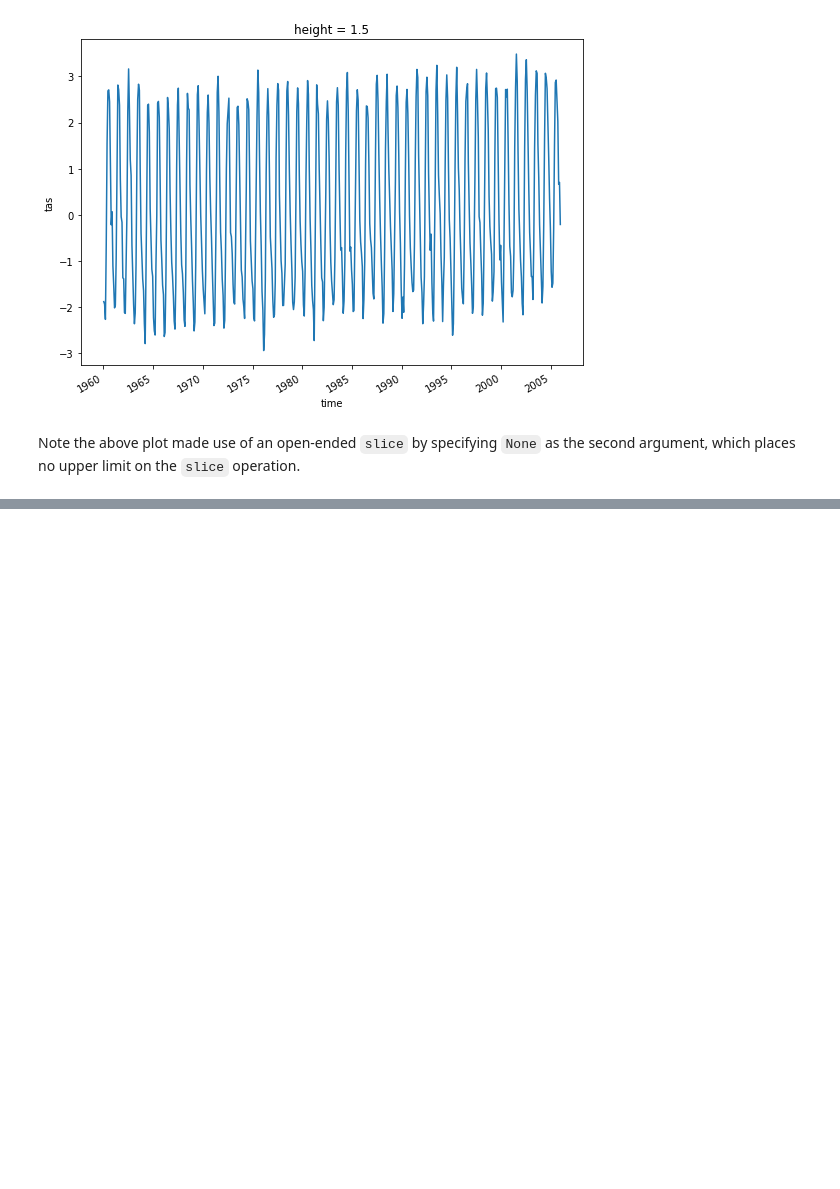
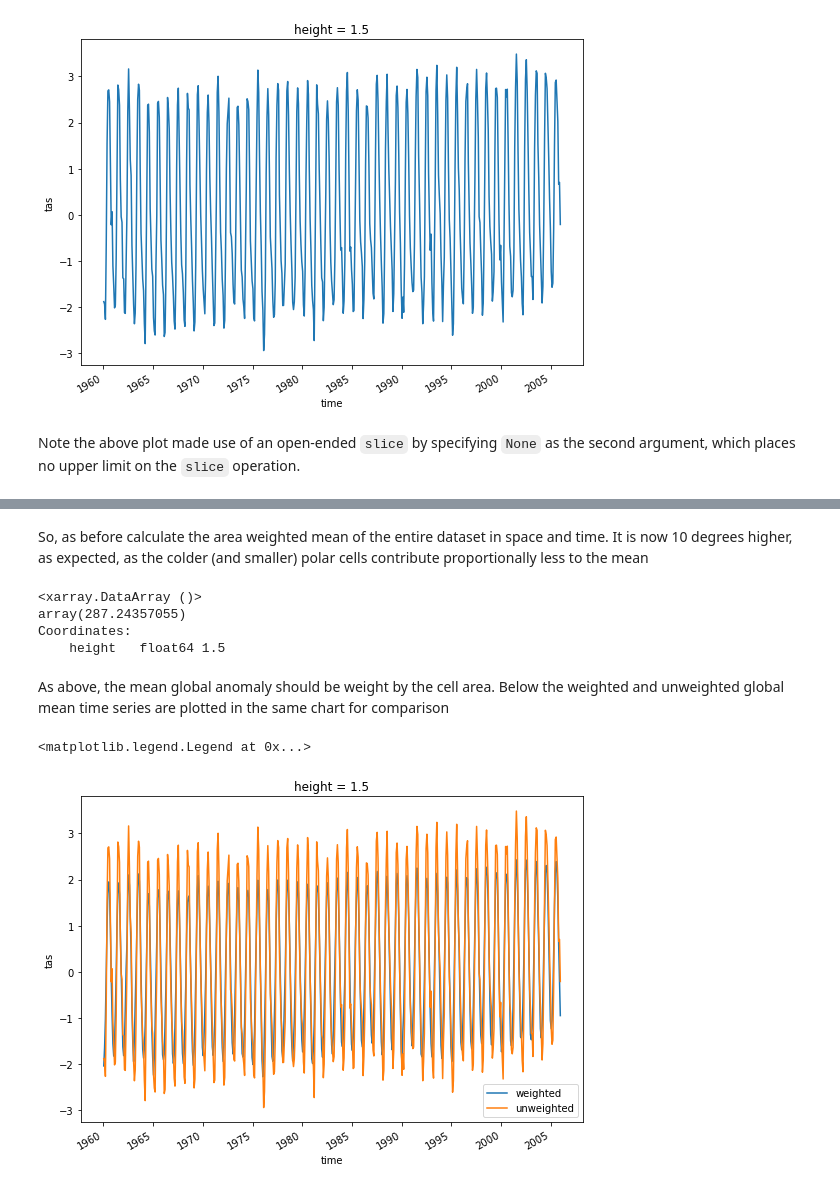
Before and after one commit to coecms-training/introduction_to_xarray, a Jupyter notebook: 4 Basic xarray - calculating metrics.ipynb, the cells around one changed output, grey strips where cells are left out. Cells and saved outputs as stored; diff of their text form; code cells hidden in the pictures; blank space fills up the shorter version.

Commit message:
Added update to Notebook 4 to demonstrate area weighting

```diff
--- a/4 Basic xarray - calculating metrics.ipynb
+++ b/4 Basic xarray - calculating metrics.ipynb
@@ -91,0 +97,3 @@ Note the above plot made use of an open-ended `slice` by specifying `None` as th
+# %%
+areacella = xarray.open_dataset('http://dapds00.nci.org.au/thredds/dodsC/rr3/CMIP5/output1/CSIRO-BOM/ACCESS1-3/historical/fx/atmos/fx/r0i0p0/latest/areacella/areacella_fx_ACCESS1-3_historical_r0i0p0.nc').areacella
+areacella
@@ -91,0 +118,18 @@ Note the above plot made use of an open-ended `slice` by specifying `None` as th
+# %% [markdown]
+So, as before calculate the area weighted mean of the entire dataset in space and time. It is now 10 degrees higher, as expected, as the colder (and smaller) polar cells contribute proportionally less to the mean
+# %%
+tas.weighted(areacella).mean()
+# %% [output]
+<xarray.DataArray ()>
+array(287.24357055)
+Coordinates:
+    height   float64 1.5
+# %% [markdown]
+As above, the mean global anomaly should be weight by the cell area. Below the weighted and unweighted global mean time series are plotted in the same chart for comparison
+# %%
+tas_anom.sel(time=slice('1960-01',None)).weighted(areacella).mean(dim=('lat','lon')).plot(size=6)
+tas_anom.sel(time=slice('1960-01',None)).mean(dim=('lat','lon')).plot()
+plt.legend(['weighted','unweighted'])
+# %% [output]
+<matplotlib.legend.Legend at 0x...>
+[figure, added]
```
Also changed, not shown: parts of 5 cells of this notebook.
